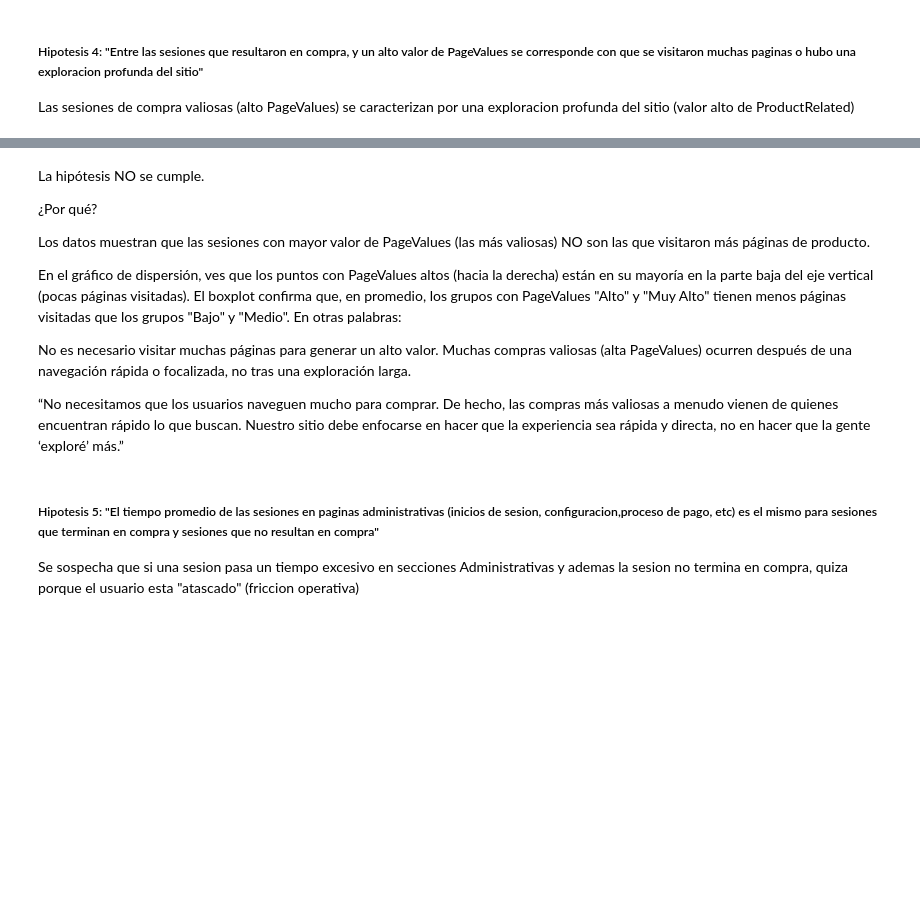
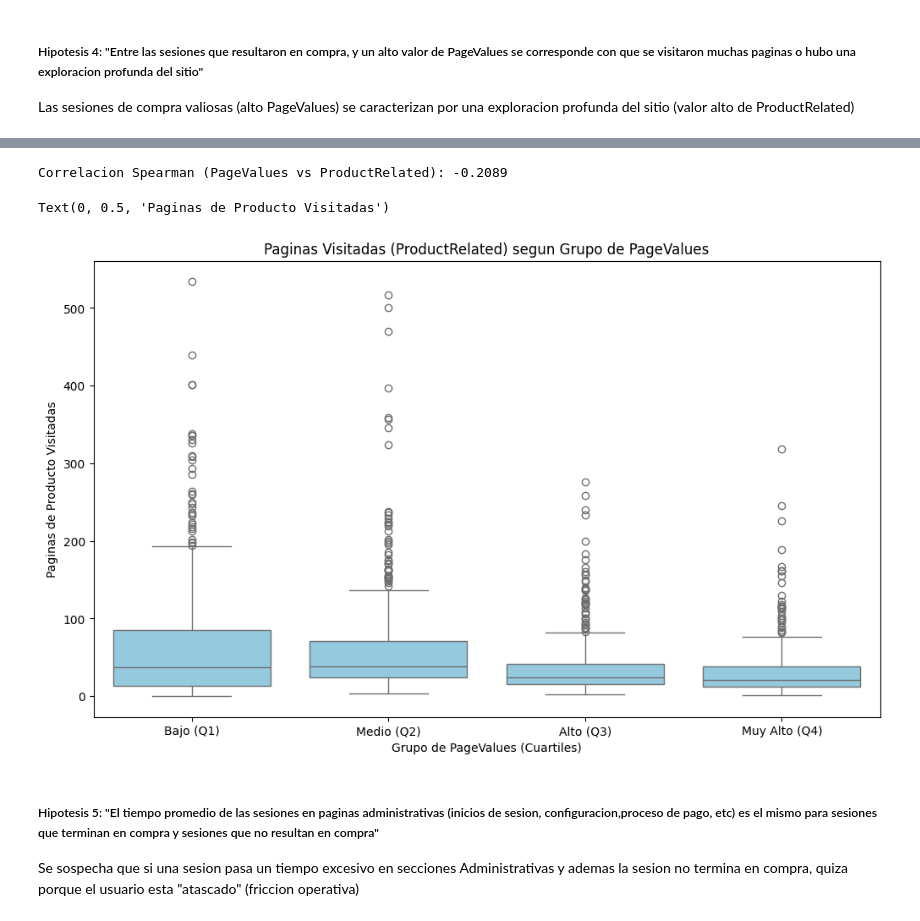
Before and after one commit to Simon22-lab/TPE-Abraham-Cisilino-2025, a Jupyter notebook: tpe.ipynb, the cells around one changed output, grey strips where cells are left out. Cells and saved outputs as stored; diff of their text form; code cells hidden in the pictures; blank space fills up the shorter version.

```diff
--- a/tpe.ipynb
+++ b/tpe.ipynb
@@ -546,18 +505,34 @@ Text(0, 0.5, 'Páginas de Producto Visitadas')
-# %% [markdown]
-La hipótesis NO se cumple.
-
-¿Por qué?
-
-Los datos muestran que las sesiones con mayor valor de PageValues (las más valiosas) NO son las que visitaron más páginas de producto.
-
-En el gráfico de dispersión, ves que los puntos con PageValues altos (hacia la derecha) están en su mayoría en la parte baja del eje vertical (pocas páginas visitadas).
-El boxplot confirma que, en promedio, los grupos con PageValues "Alto" y "Muy Alto" tienen menos páginas visitadas que los grupos "Bajo" y "Medio".
-En otras palabras:
-
-No es necesario visitar muchas páginas para generar un alto valor.
-Muchas compras valiosas (alta PageValues) ocurren después de una navegación rápida o focalizada, no tras una exploración larga.
-
-“No necesitamos que los usuarios naveguen mucho para comprar. De hecho, las compras más valiosas a menudo vienen de quienes encuentran rápido lo que buscan. Nuestro sitio debe enfocarse en hacer que la experiencia sea rápida y directa, no en hacer que la gente ‘exploré’ más.”
+# %%
+# corr Spearman: PageValues vs. ProductRelated
+corr_paginas_s = df_compra["PageValues"].corr(
+    df_compra["ProductRelated"],
+    method="spearman"
+)
+print(f"Correlacion Spearman (PageValues vs ProductRelated): {corr_paginas_s:.4f}")
+
+# box-plots
+# discretizamos a PageValues en 4 grupos : bajo, medio, alto y muy alto.
+df_compra["PageValues_Grupo"] = pd.qcut(
+    df_compra["PageValues"],
+    q=4,
+    labels=["Bajo (Q1)", "Medio (Q2)", "Alto (Q3)", "Muy Alto (Q4)"]
+)
+
+plt.figure(figsize=(12, 7))
+sns.boxplot(
+    data=df_compra,
+    x="PageValues_Grupo",
+    y="ProductRelated",
+    order=["Bajo (Q1)", "Medio (Q2)", "Alto (Q3)", "Muy Alto (Q4)"],
+    color="skyblue"
+)
+plt.title("Paginas Visitadas (ProductRelated) segun Grupo de PageValues")
+plt.xlabel("Grupo de PageValues (Cuartiles)")
+plt.ylabel("Paginas de Producto Visitadas")
+# %% [output]
+Correlacion Spearman (PageValues vs ProductRelated): -0.2089
+Text(0, 0.5, 'Paginas de Producto Visitadas')
+[figure, added]
 # %% [markdown]
 ##### Hipotesis 5: "El tiempo promedio de las sesiones en paginas administrativas (inicios de sesion, configuracion,proceso de pago, etc) es el mismo para sesiones que terminan en compra y sesiones que no resultan en compra"
 
```
Also changed, not shown: parts of 1 cell of this notebook.
